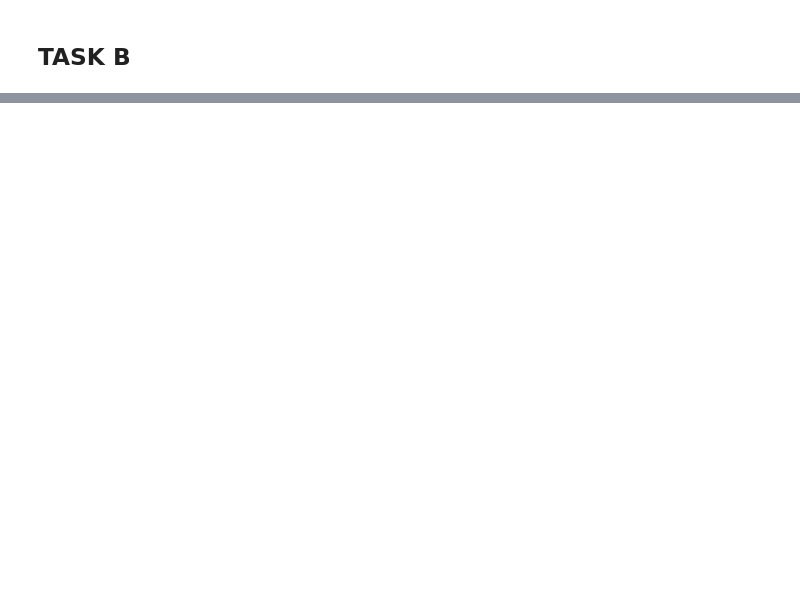
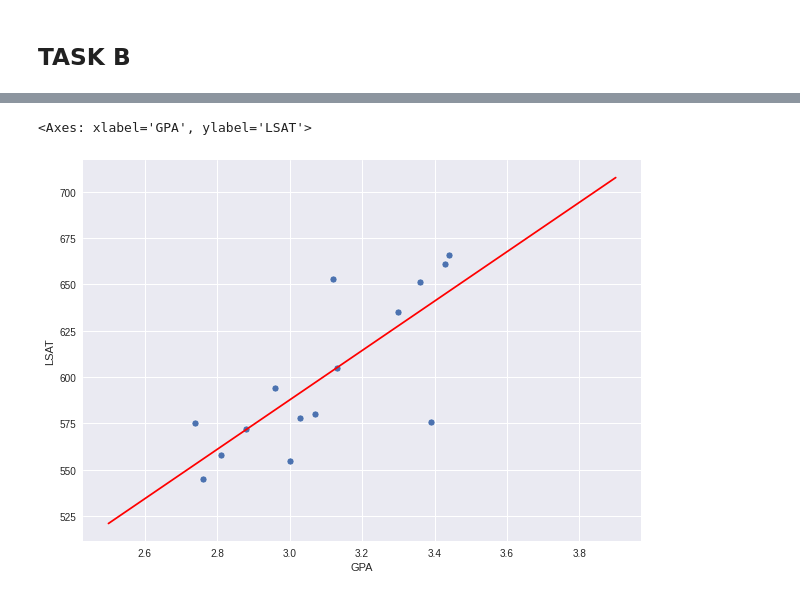
Before and after one commit to manyu252/CompStats, a Jupyter notebook: assignment2/ExplorativeAnalysis.ipynb, the cells around one changed output, grey strips where cells are left out. Drawn from its saved outputs; the diff is of its cells as text; code cells hidden in the pictures; blank space fills up the shorter version.

```diff
--- a/assignment2/ExplorativeAnalysis.ipynb
+++ b/assignment2/ExplorativeAnalysis.ipynb
@@ -171,0 +201,17 @@ def access_combinations(data, n):
+# %%
+import statsmodels.api as sm
+
+#define response variable
+y = data['LSAT']
+
+#define explanatory variable
+x = data[['GPA']]
+
+#add constant to predictor variables
+x = sm.add_constant(x)
+
+#fit linear regression model
+model = sm.OLS(y, x).fit()
+p=model.params
+#view model summary
+print(model.summary())
@@ -171,0 +255,12 @@ def access_combinations(data, n):
+# %%
+# plot the regression line
+plt.figure(figsize=(10,7))
+plt.style.use('seaborn')
+# generate x-values for your regression line (two is sufficient)
+x = np.arange(2.5, 4, 0.1)
+# plot the data
+sns.scatterplot(x=data['GPA'], y=data['LSAT'], palette='coolwarm')
+sns.lineplot(x=x, y=p[0]+p[1]*x, color='red')
+# %% [output]
+<Axes: xlabel='GPA', ylabel='LSAT'>
+[figure, added]
```
Also changed, not shown: parts of 9 cells of this notebook, 3 other files.
